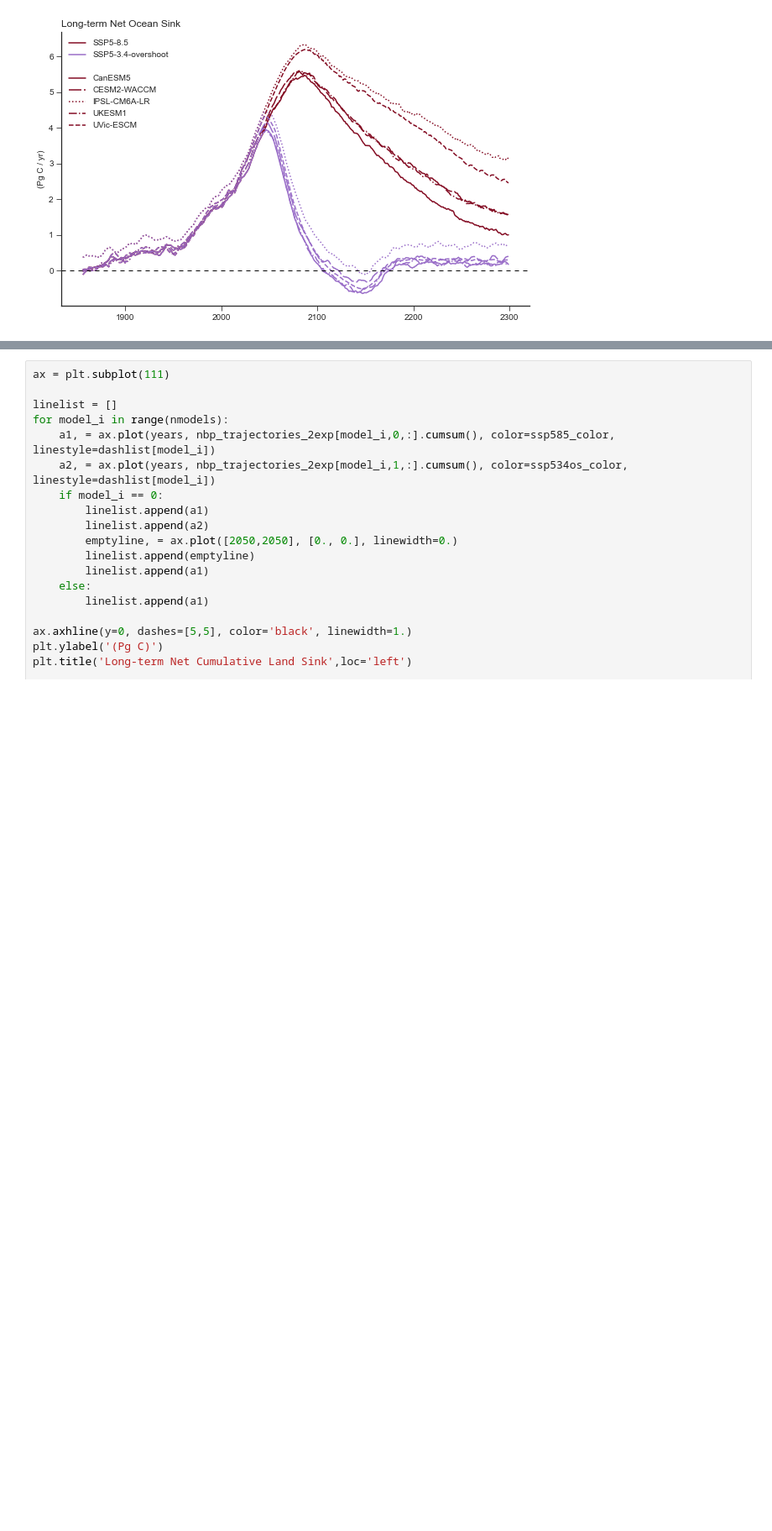
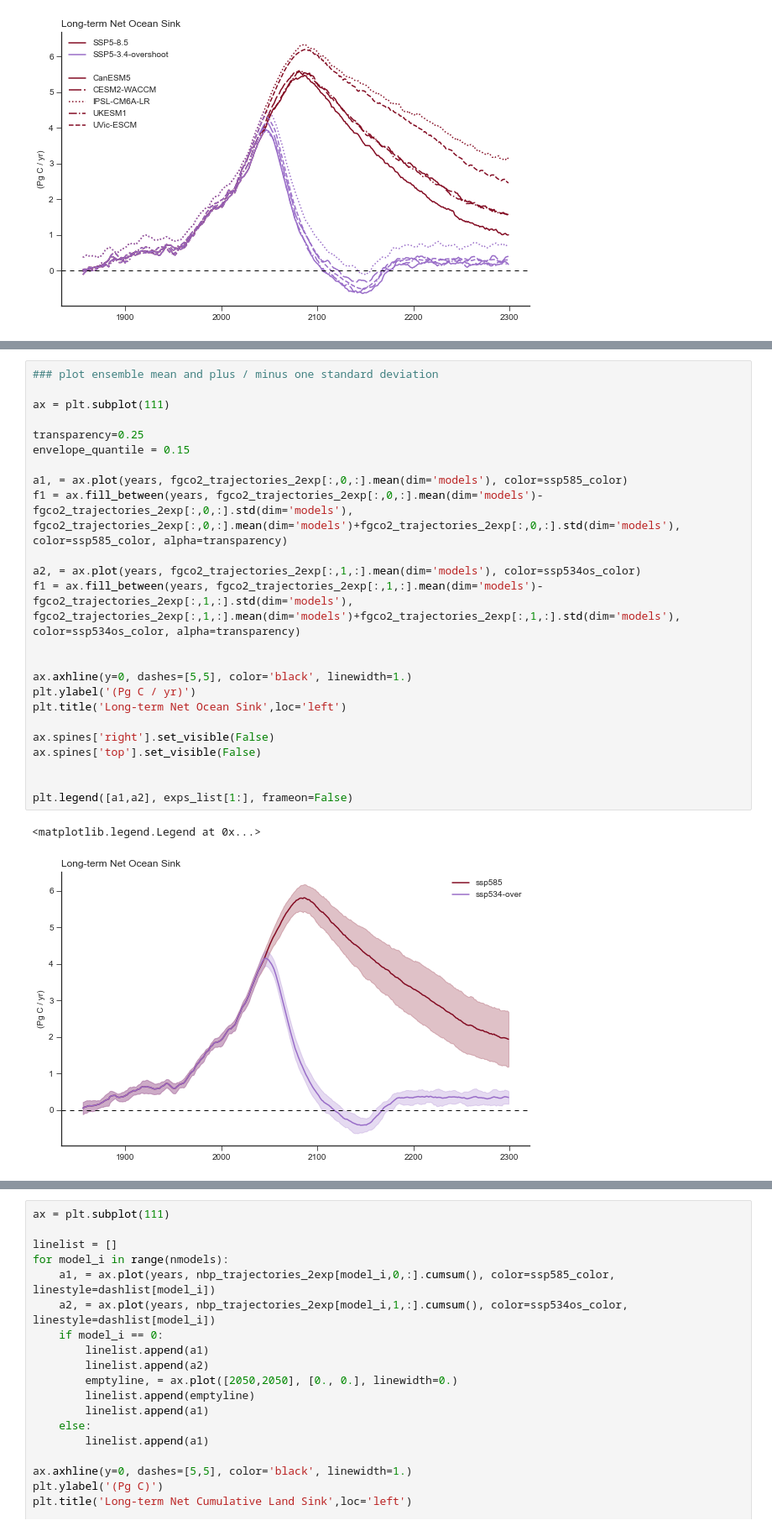
Before and after one commit to ckoven/longterm_carboncycle_three_ssps, a Jupyter notebook: longterm_carboncycle.ipynb, the cells around one changed output, grey strips where cells are left out. Shown at 84% size. Cells and saved outputs as stored; diff of their text form; blank space fills up the shorter version.

```diff
--- a/longterm_carboncycle.ipynb
+++ b/longterm_carboncycle.ipynb
@@ -884,3 +937,30 @@ plt.legend([a1,a2], exps_list[1:], frameon=False)
 # %% [output]
 <matplotlib.legend.Legend at 0x...>
 [figure]
+# %%
+### plot ensemble mean and plus / minus one standard deviation
+
+ax = plt.subplot(111)
+
+transparency=0.25
+envelope_quantile = 0.15
+
+a1, = ax.plot(years, fgco2_trajectories_2exp[:,0,:].mean(dim='models'), color=ssp585_color)
+f1 = ax.fill_between(years, fgco2_trajectories_2exp[:,0,:].mean(dim='models')-fgco2_trajectories_2exp[:,0,:].std(dim='models'), fgco2_trajectories_2exp[:,0,:].mean(dim='models')+fgco2_trajectories_2exp[:,0,:].std(dim='models'), color=ssp585_color, alpha=transparency)
+
+a2, = ax.plot(years, fgco2_trajectories_2exp[:,1,:].mean(dim='models'), color=ssp534os_color)
+f1 = ax.fill_between(years, fgco2_trajectories_2exp[:,1,:].mean(dim='models')-fgco2_trajectories_2exp[:,1,:].std(dim='models'), fgco2_trajectories_2exp[:,1,:].mean(dim='models')+fgco2_trajectories_2exp[:,1,:].std(dim='models'), color=ssp534os_color, alpha=transparency)
+
+
+ax.axhline(y=0, dashes=[5,5], color='black', linewidth=1.)
+plt.ylabel('(Pg C / yr)')
+plt.title('Long-term Net Ocean Sink',loc='left')
+
+ax.spines['right'].set_visible(False)
+ax.spines['top'].set_visible(False)
+
+
+plt.legend([a1,a2], exps_list[1:], frameon=False)
+# %% [output]
+<matplotlib.legend.Legend at 0x...>
+[figure, added]
```
Also changed, not shown: parts of 7 cells of this notebook.
